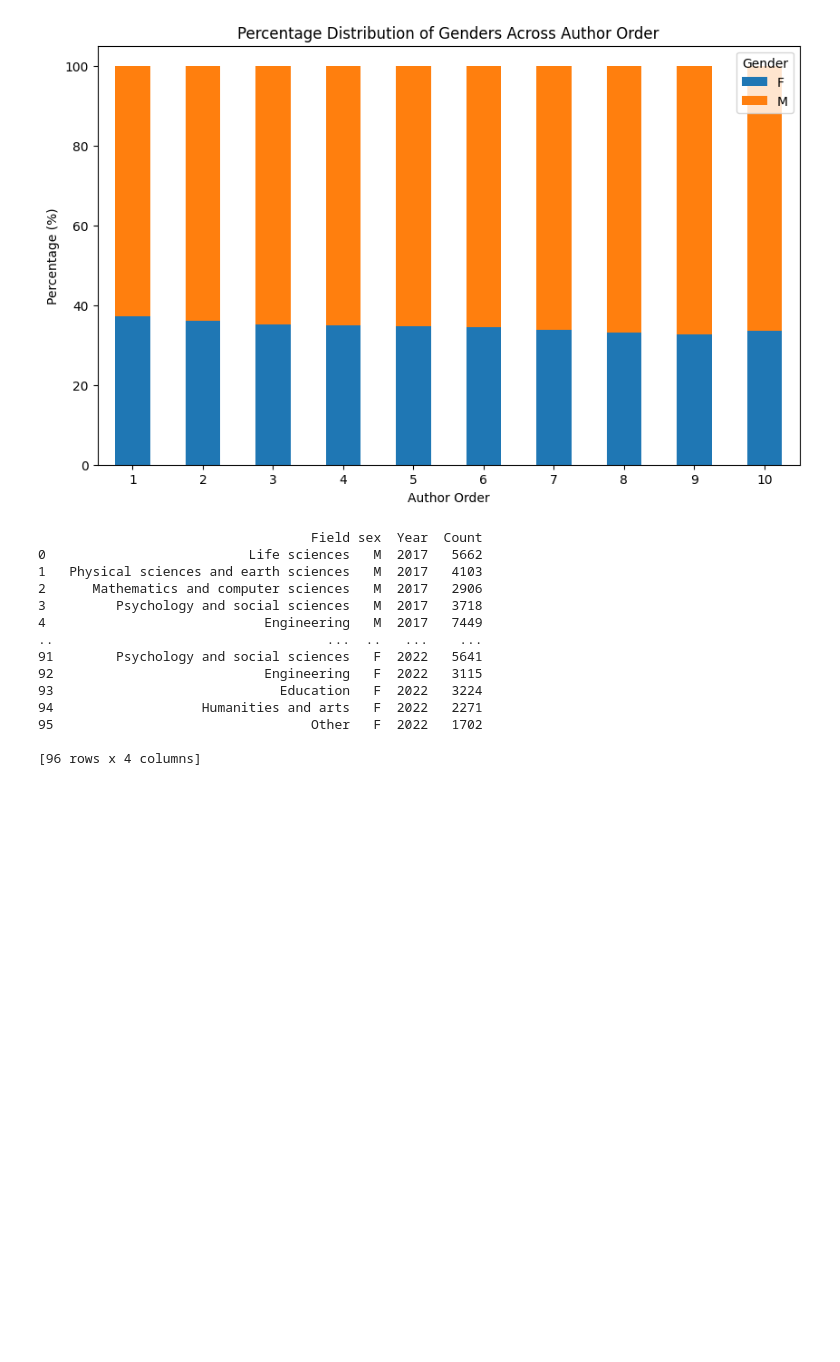
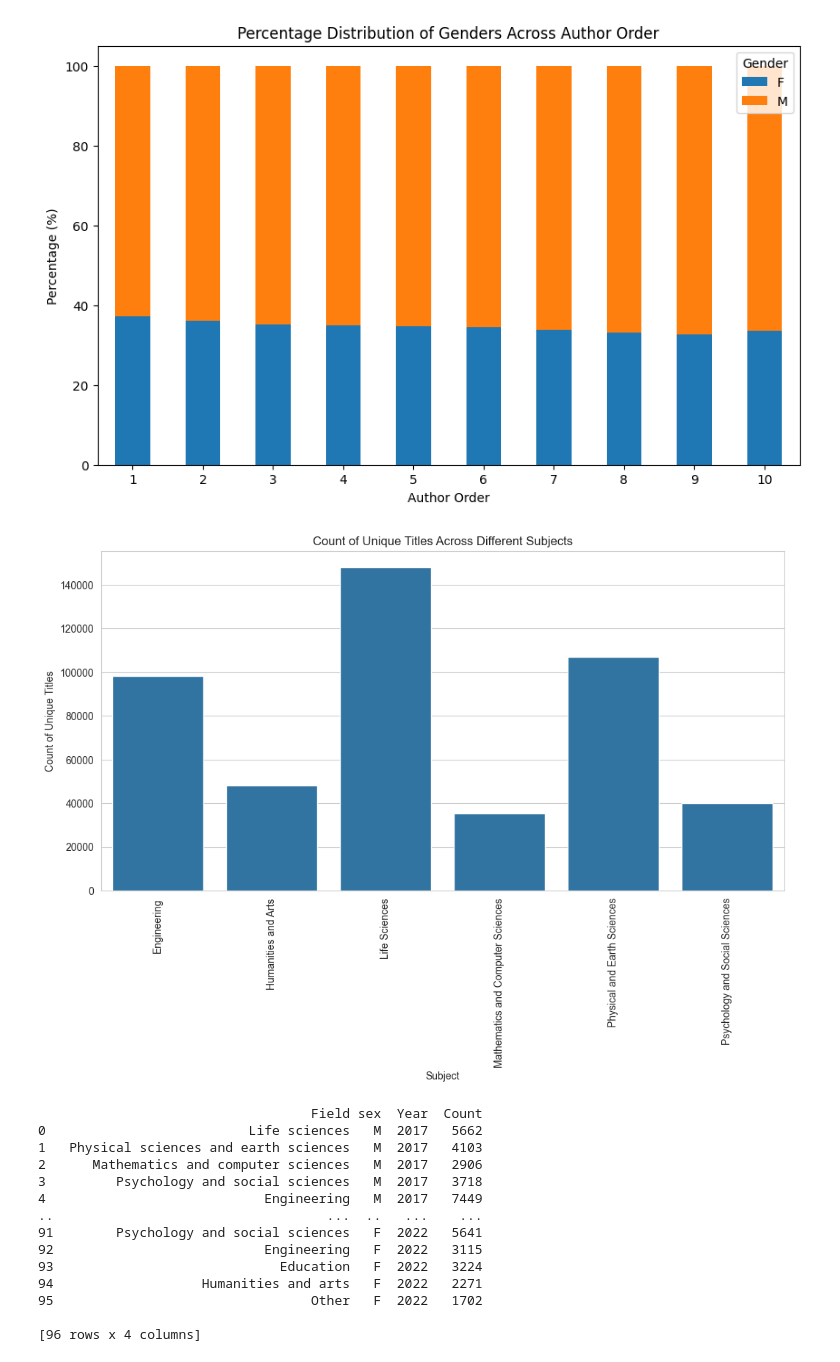
Before and after one commit to raagpatel1/SMU_MSDS_Capstone, a Jupyter notebook: analysis_raag.ipynb, the cells around one changed output. Cells and saved outputs as stored; diff of their text form; code cells hidden in the pictures; blank space fills up the shorter version.

```diff
--- a/analysis_raag.ipynb
+++ b/analysis_raag.ipynb
@@ -213,6 +233,30 @@ plt.xticks(rotation=0)  # Set the rotation for x-axis labels
 plt.show()
 # %% [output]
 [figure]
+# %%
+# Filter out rows where Topic is 'other'
+unique_title_counts = df_result[df_result['Topic'] != 'Other'].groupby('Topic')['Title'].nunique().reset_index(name='Unique Title Count')
+
+
+# Set the aesthetic style of the plots
+sns.set_style("whitegrid")
+
+# Initialize the matplotlib figure
+plt.figure(figsize=(12, 6))
+
+# Create a bar plot with a specific shade of blue
+sns.barplot(data=unique_title_counts, x='Topic', y='Unique Title Count', color='#1F77B4')  # Using a similar shade of blue
+
+# Set labels and title
+plt.title('Count of Unique Titles Across Different Subjects')
+plt.xlabel('Subject')
+plt.ylabel('Count of Unique Titles')
+plt.xticks(rotation=90)
+
+# Show the plot
+plt.show()
+# %% [output]
+[figure, added]
 # %%
 NCSES_long = pd.melt(NCSES, id_vars=['Field', 'sex'], value_vars=['2017', '2018', '2019', '2020', '2021', '2022'],
                      var_name='Year', value_name='Count')
```
Also changed, not shown: parts of 6 cells of this notebook.
